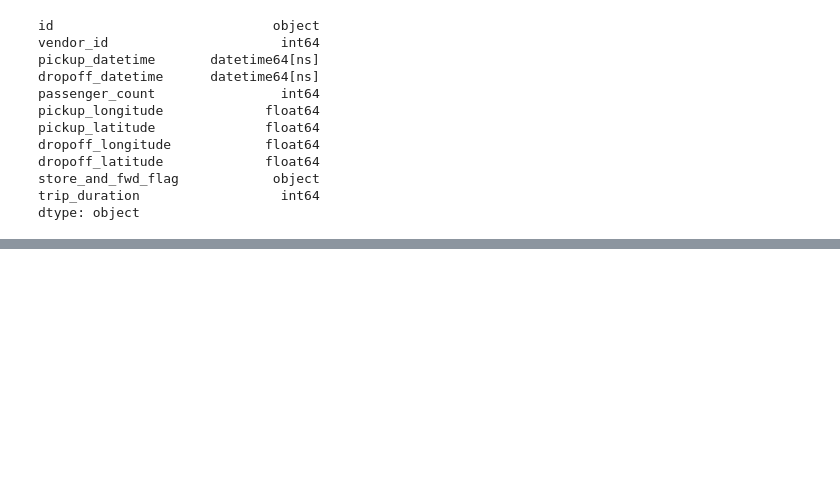
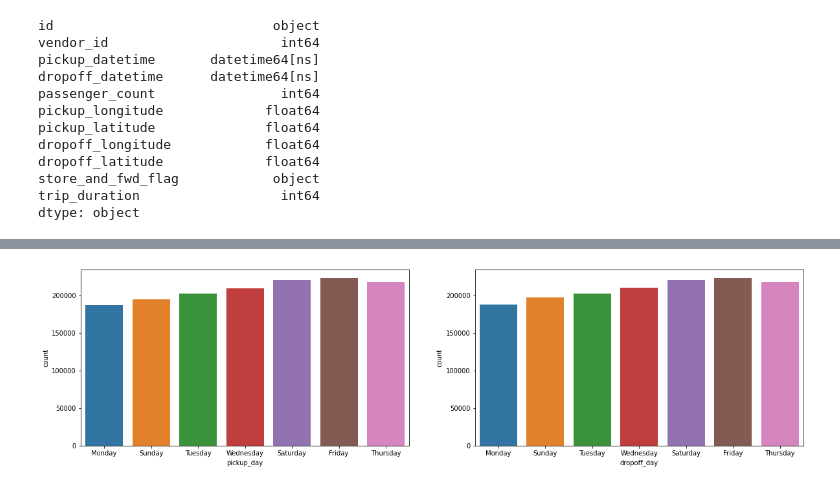
Before and after one commit to kiran2424/NYC-Taxi-Trip-Time-Prediction, a Jupyter notebook: NYC_Taxi_Trip_Time_Prediction_Capstone_Project.ipynb, the cells around one changed output, grey strips where cells are left out. Saved outputs shown, nothing was run; the diff lists cells and outputs as text; code cells hidden in the pictures; blank space fills up the shorter version.

```diff
--- a/NYC_Taxi_Trip_Time_Prediction_Capstone_Project.ipynb
+++ b/NYC_Taxi_Trip_Time_Prediction_Capstone_Project.ipynb
@@ -171,0 +275,8 @@ As we can see above, both pickup_datetime and dropoff datetime is of datetime da
+# %%
+plt.rcParams['figure.figsize'] = (20, 5)
+fig, axes = plt.subplots(1, 2)
+sns.countplot(data['pickup_day'],ax=axes[0])
+sns.countplot(data['dropoff_day'],ax=axes[1])
+plt.show()
+# %% [output]
+[figure, added]
```
Also changed, not shown: parts of 23 cells of this notebook.
